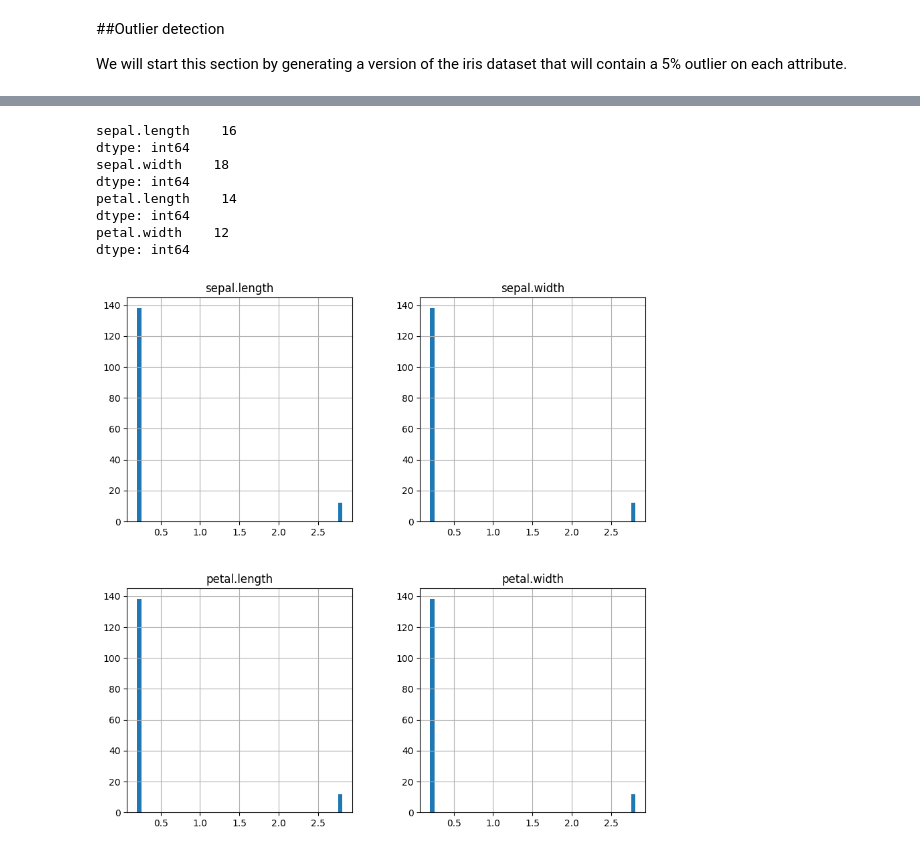
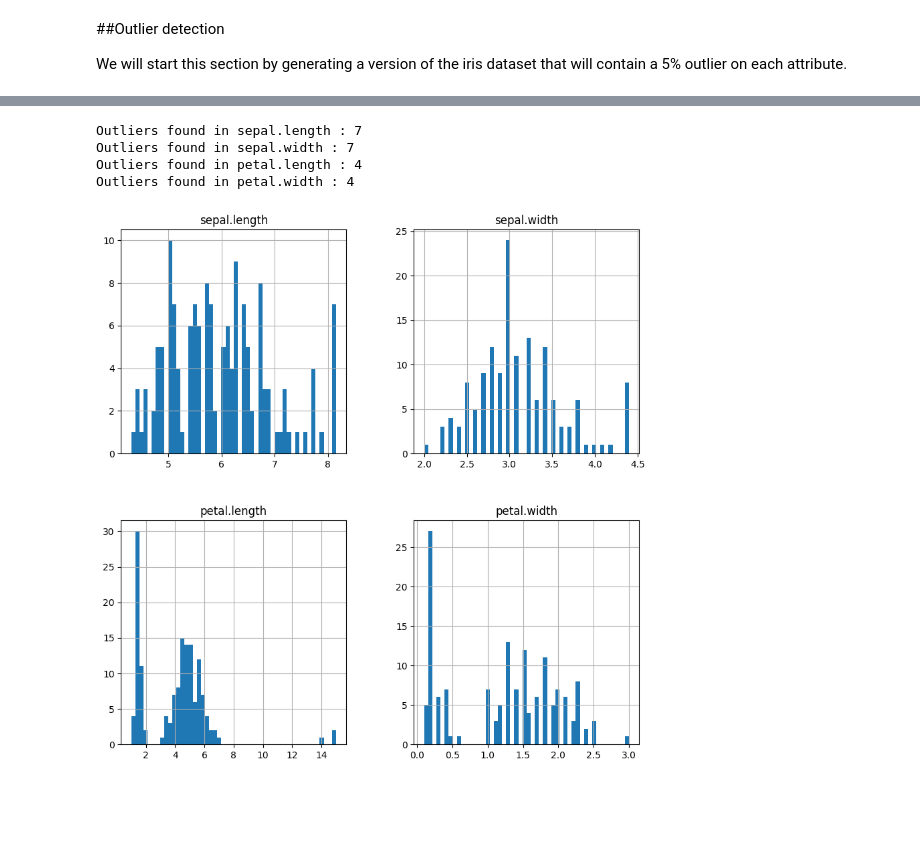
Before and after one commit to AbrahamOtero/MLiB, a Jupyter notebook: 2_TransformData.ipynb, the cells around one changed output, grey strips where cells are left out. Drawn from its saved outputs; the diff is of its cells as text; code cells hidden in the pictures; blank space fills up the shorter version.

```diff
--- a/2_TransformData.ipynb
+++ b/2_TransformData.ipynb
@@ -635,9 +593,9 @@ We will start this section by generating a version of the iris dataset that will
 iris_outliers = iris.copy()
 
 # Iterate over each column and introduce outliers
-for col in iris_outliers.columns[:-1]:  # Exclude the 'class' column
+for col in iris_outliers.columns[:-1]:  # Exclude the 'class' column, the last one (-1)
     # Randomly select 5% of the indices to introduce outliers
-    idx = np.random.choice(iris_outliers.index, size=int(len(iris_outliers) * 0.15), replace=False)
+    idx = np.random.choice(iris_outliers.index, size=int(len(iris_outliers) * 0.05), replace=False)
     iris_outliers.loc[idx, col] *= 10  # Multiply the values by 10 to create outliers
 
 # Plot histograms of each attribute
@@ -683,26 +642,26 @@ Number of outliers: 16
 # %%
 from sklearn.impute import KNNImputer
 
 iris_outliers_inputed = iris_outliers.copy()
 
-# Iterate over each column and introduce outliers
-for col in iris_outliers.columns[:-1]:  # Exclude the 'class' column
-    mean = iris_outliers[[col]].mean(numeric_only=True)
-    std = iris_outliers[[col]].std(numeric_only=True)
-    outliers_mask = (iris_outliers[[col]] - mean) > 2 * std
-    print(outliers_mask.sum())
-    iris_outliers_inputed[col] = np.where(outliers_mask, mean, iris_outliers[col])
+# Iterate over each column excluding the 'class'
+for col in range(0,4):
+   #We calculate the mean and standard deviation for the column we are processing
+    mean = iris_outliers.iloc[:,col].mean(numeric_only=True)
+    std = iris_outliers.iloc[:,col].std(numeric_only=True)
+    # Compute the outliers mask
+    outliers_mask = (abs(iris_outliers.iloc[:, col] - mean) > 3 * std)
+    #How many outliers were found?
+    print('Outliers found in', iris_outliers.columns[col], ':', outliers_mask.sum())
+    #Replace them by the average
+    iris_outliers_inputed.iloc[:,col] = np.where(outliers_mask, mean, iris_outliers.iloc[:,col])
 
  # Plot histograms of each attribute
 iris_outliers_inputed.hist(figsize=(10, 10), bins=50)
 plt.show()
 # %% [output]
-sepal.length    16
-dtype: int64
-sepal.width    18
-dtype: int64
-petal.length    14
-dtype: int64
-petal.width    12
-dtype: int64
+Outliers found in sepal.length : 7
+Outliers found in sepal.width : 7
+Outliers found in petal.length : 4
+Outliers found in petal.width : 4
-[figure, old version]
+[figure, new version]
```
Also changed, not shown: parts of 14 cells of this notebook.
